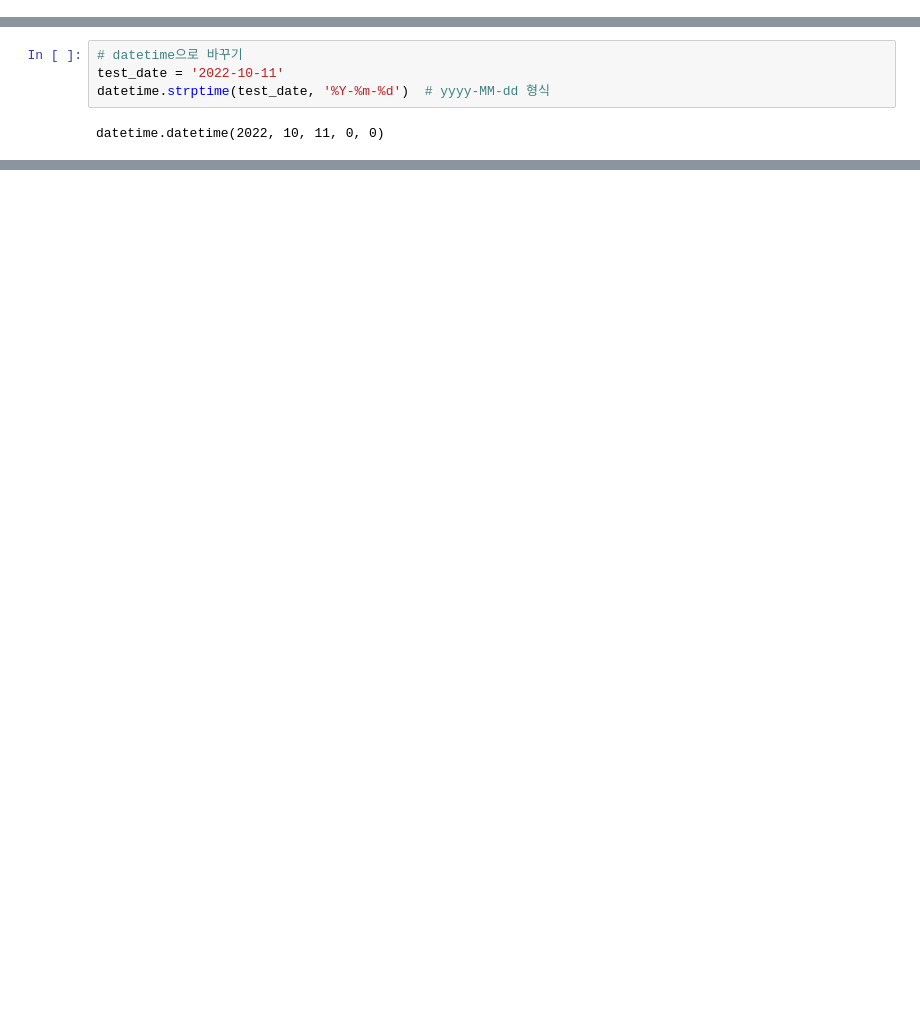
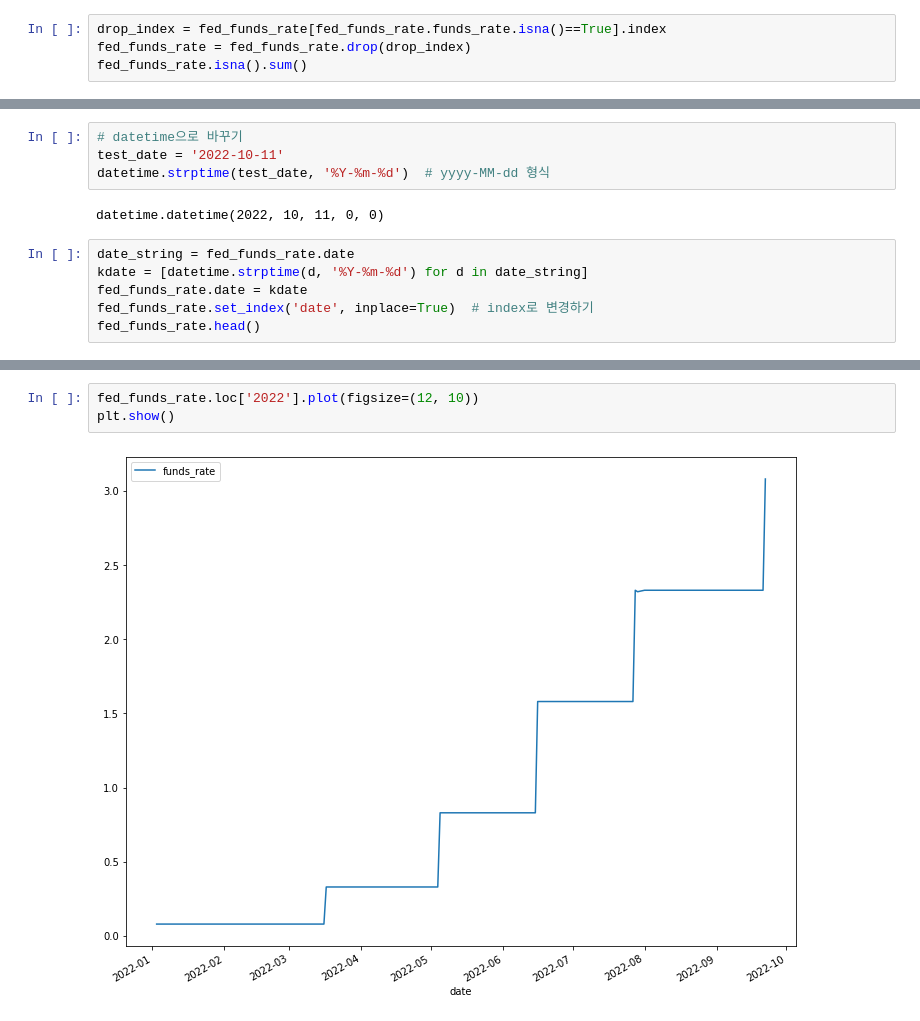
Before and after one commit to nan-park/section2_project, a Jupyter notebook: project_section2.ipynb, the cells around one changed output, grey strips where cells are left out. Saved outputs shown, nothing was run; the diff lists cells and outputs as text; blank space fills up the shorter version.

```diff
--- a/project_section2.ipynb
+++ b/project_section2.ipynb
@@ -51,0 +88,4 @@ df.rename(columns={' value': 'value'}, inplace=True)
+# %%
+drop_index = fed_funds_rate[fed_funds_rate.funds_rate.isna()==True].index
+fed_funds_rate = fed_funds_rate.drop(drop_index)
+fed_funds_rate.isna().sum()
@@ -55,3 +99,9 @@ test_date = '2022-10-11'
 datetime.strptime(test_date, '%Y-%m-%d')  # yyyy-MM-dd 형식
 # %% [output]
 datetime.datetime(2022, 10, 11, 0, 0)
+# %%
+date_string = fed_funds_rate.date
+kdate = [datetime.strptime(d, '%Y-%m-%d') for d in date_string]
+fed_funds_rate.date = kdate
+fed_funds_rate.set_index('date', inplace=True)  # index로 변경하기
+fed_funds_rate.head()
@@ -57,0 +116,5 @@ datetime.datetime(2022, 10, 11, 0, 0)
+# %%
+fed_funds_rate.loc['2022'].plot(figsize=(12, 10))
+plt.show()
+# %% [output]
+[figure, added]
```
Also changed, not shown: parts of 32 cells of this notebook.
